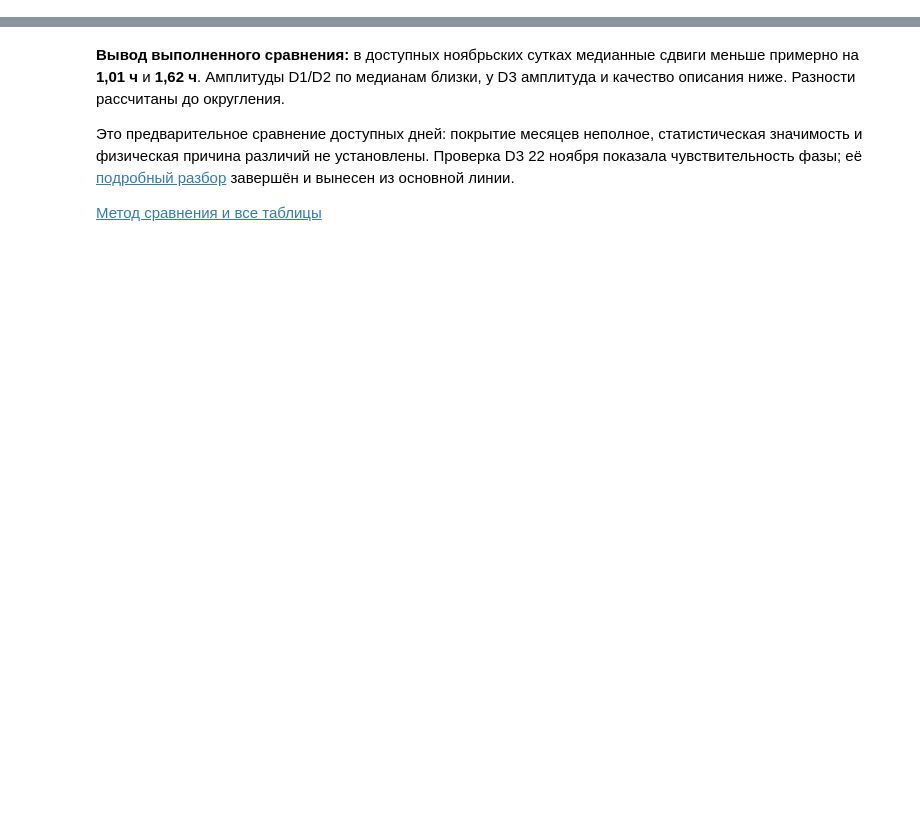
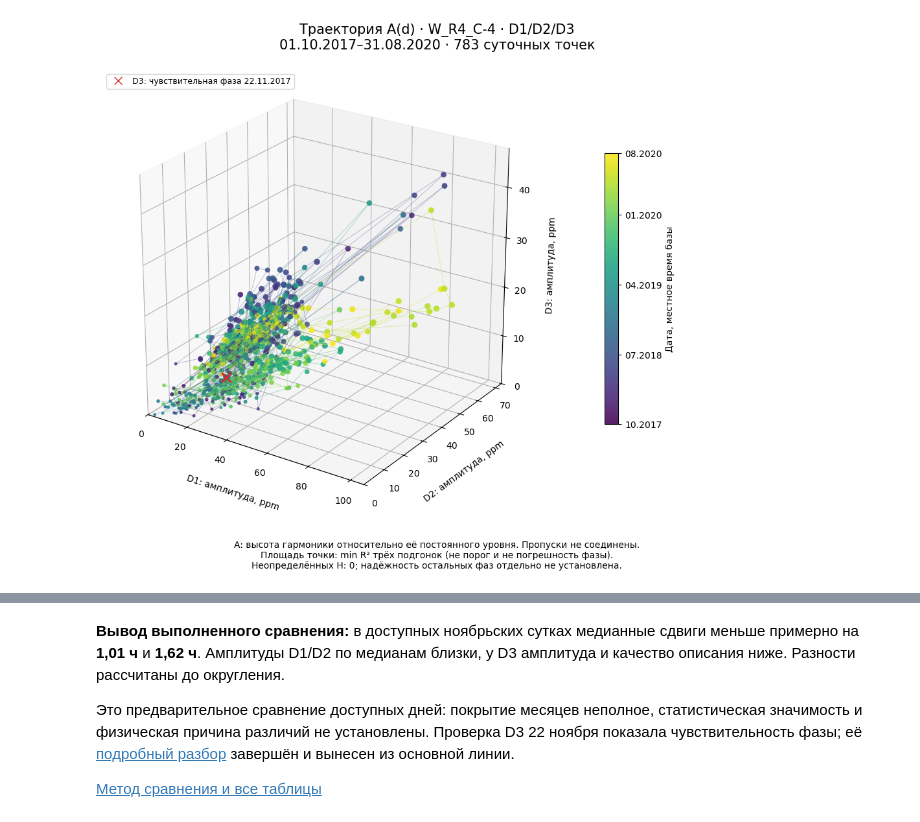
Before and after one commit to DimitriBolt/CO2Flux, a Jupyter notebook: Project_description/Research_log/02_monthly_changes.ipynb, the cells around one changed output, grey strips where cells are left out. Saved outputs shown, nothing was run; the diff lists cells and outputs as text; code cells hidden in the pictures; blank space fills up the shorter version.

```diff
--- a/Project_description/Research_log/02_monthly_changes.ipynb
+++ b/Project_description/Research_log/02_monthly_changes.ipynb
@@ -20,0 +142,6 @@ CO₂ перед проверкой физических механизмов.
+# %%
+figure = chapter02.plot_trajectory(trajectories, "A")
+plt.show()
+plt.close(figure)
+# %% [output]
+[figure, added]
```
Also changed, not shown: parts of 21 cells of this notebook, 1 other file.
